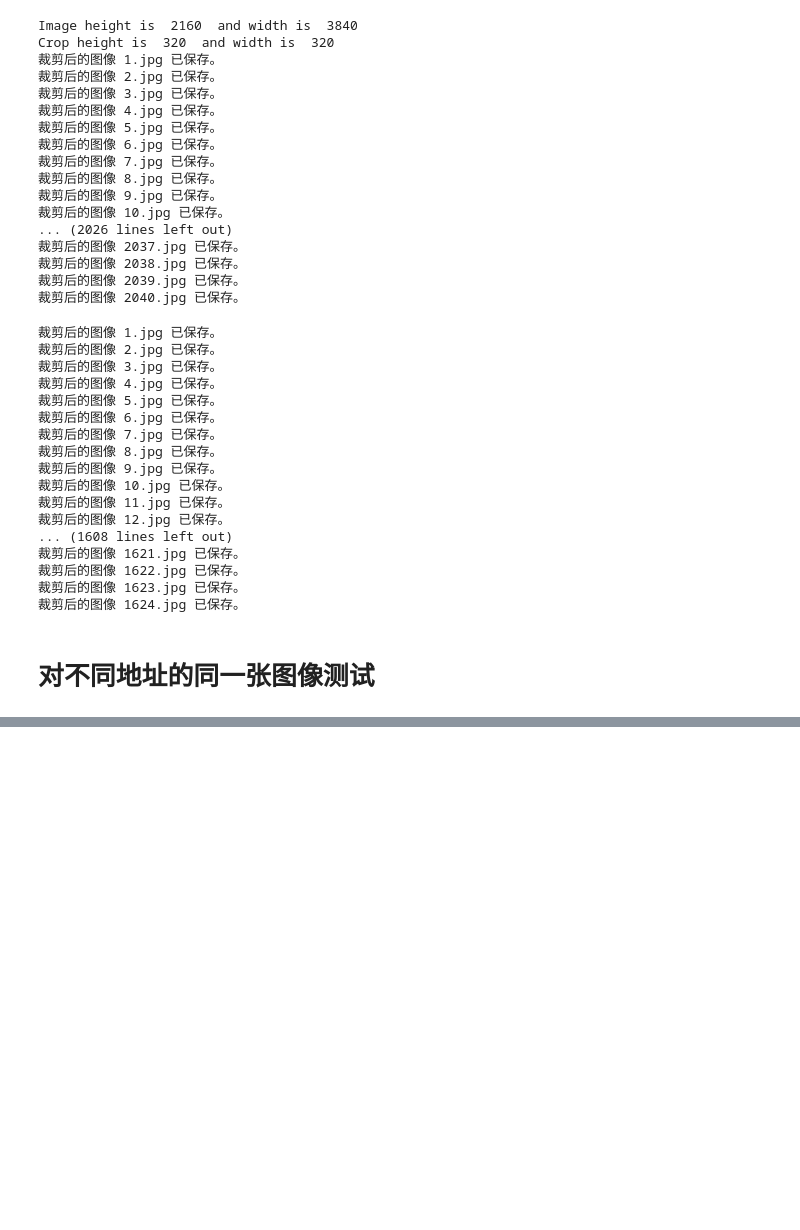
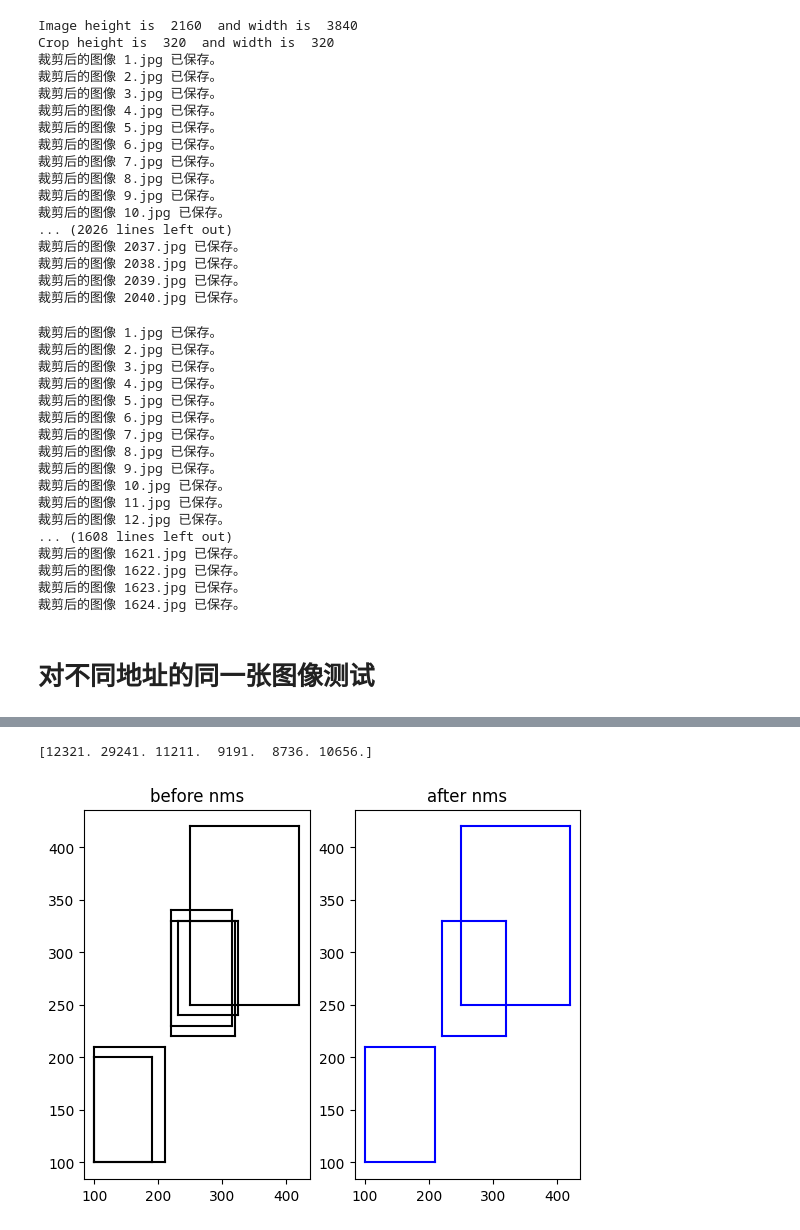
Before and after one commit to Megvii-BaseDetection/YOLOX, a Jupyter notebook: Ideas.ipynb, the cells around one changed output, grey strips where cells are left out. Saved outputs shown, nothing was run; the diff lists cells and outputs as text; code cells hidden in the pictures; blank space fills up the shorter version.

```diff
--- a/Ideas.ipynb
+++ b/Ideas.ipynb
@@ -216,0 +219,80 @@ cv2.destroyAllWindows()
+# %%
+import numpy as np
+import matplotlib.pyplot as plt
+
+boxes=np.array([[100,100,210,210,0.72],
+        [250,250,420,420,0.8],
+        [220,220,320,330,0.92],
+        [100,100,190,200,0.71],
+        [230,240,325,330,0.81],
+        [220,230,315,340,0.9]])
+
+
+def py_cpu_nms(dets, thresh):
+    "Pure Python NMS baseline"
+    # x1、y1、x2、y2以及score赋值
+    x1 = dets[:,0]
+    y1 = dets[:,1]
+    x2 = dets[:,2]
+    y2 = dets[:,3]
+    scores = dets[:, 4]
+
+    # 每一个检测框的面积
+    areas = (y2-y1+1) * (x2-x1+1)
+    print(areas)
+    # 按照score置信度降序排序
+    order = scores.argsort()[::-1]
+
+    keep = [] # 保留的结果框集合
+    while order.size >0:
+        i = order[0]       # every time the first is the biggst, and add it directly
+        keep.append(i) # 保留该类剩余box中得分最高的一个
+        # 得到相交区域,左上及右下
+        xx1 = np.maximum(x1[i], x1[order[1:]])
+        yy1 = np.maximum(y1[i], y1[order[1:]])
+        xx2 = np.minimum(x2[i], x2[order[1:]])
+        yy2 = np.minimum(y2[i], y2[order[1:]])
+
+        # 计算相交的面积,不重叠时面积为0
+        w = np.maximum(0, xx2-xx1+1)    # the weights of overlap
+        h = np.maximum(0, yy2-yy1+1)    # the height of overlap
+        inter = w*h
+        # 计算IoU：重叠面积 /（面积1+面积2-重叠面积）
+        ovr = inter / (areas[i]+areas[order[1:]] - inter)
+        # 保留IoU小于阈值的box
+        indx = np.where(ovr<=thresh)[0]
+        order = order[indx+1]   # 因为ovr数组的长度比order数组少一个,所以这里要将所有下标后移一位
+
+    return keep
+
+
+
+def plot_bbox(dets, c='k'):
+    x1 = dets[:,0]
+    y1 = dets[:,1]
+    x2 = dets[:,2]
+    y2 = dets[:,3]
+
+    plt.plot([x1,x2], [y1,y1], c)
+    plt.plot([x1,x1], [y1,y2], c)
+    plt.plot([x1,x2], [y2,y2], c)
+    plt.plot([x2,x2], [y1,y2], c)
+    #plt.title(" nms")
+    #plt.show()
+
+plt.figure(1)
+ax1 = plt.subplot(1,2,1)
+ax1.set_title('before nms')
+ax2 = plt.subplot(1,2,2)
+ax2.set_title('after nms')
+
+plt.sca(ax1)
+plot_bbox(boxes,'k')   # before nms
+
+keep = py_cpu_nms(boxes, thresh=0.7)
+plt.sca(ax2)
+plot_bbox(boxes[keep], 'b')# after nms
+plt.show()
+# %% [output]
+[12321. 29241. 11211.  9191.  8736. 10656.]
+[figure, added]
```
Also changed, not shown: parts of 1 cell of this notebook, 1 other file.
